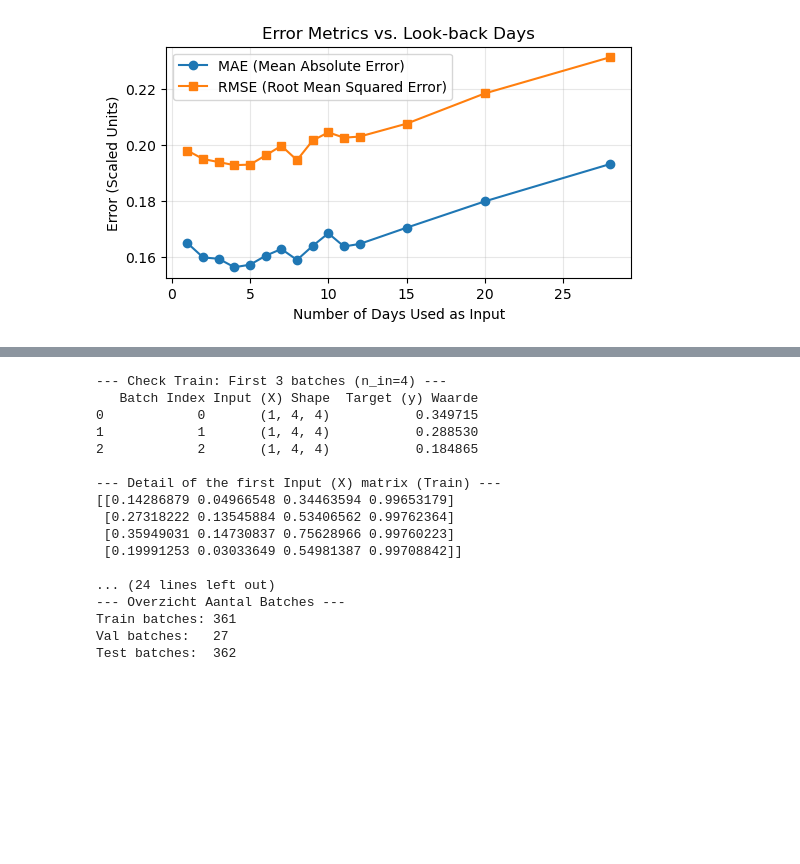
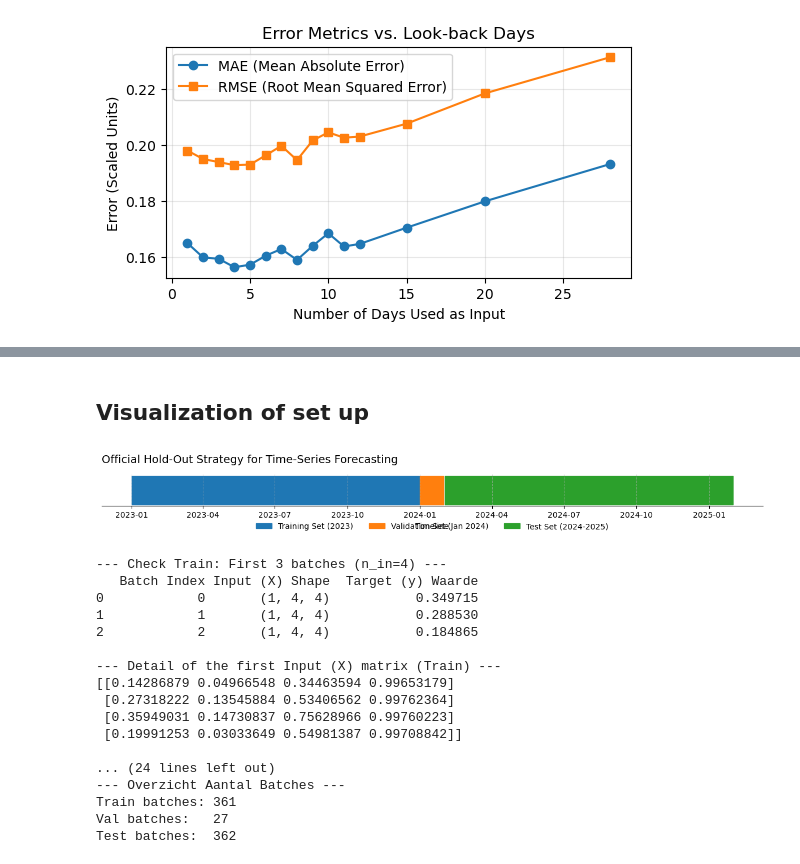
Before and after one commit to daphnemesquita2/1BM110, a Jupyter notebook: Assignment_1 copy.ipynb, the cells around one changed output, grey strips where cells are left out. Saved outputs shown, nothing was run; the diff lists cells and outputs as text; code cells hidden in the pictures; blank space fills up the shorter version.

```diff
--- a/Assignment_1 copy.ipynb
+++ b/Assignment_1 copy.ipynb
@@ -415,7 +418,7 @@ max    1.230619          1.043883  0.999722      1.271139
 # 1. Define the transformation function
 def series_to_supervised(data, n_in=1, n_out=1, dropnan=True):
     n_vars = data.shape[1]
-    df = DataFrame(data)
+    df = pd.DataFrame(data)
     cols, names = [], []
 
     # Input sequence (t-n, ... t-1)
@@ -423,6 +426,8 @@ def series_to_supervised(data, n_in=1, n_out=1, dropnan=True):
         cols.append(df.shift(i))
         names += [('var%d(t-%d)' % (j+1, i)) for j in range(n_vars)]
 
+    # Forecast sequence (t, t+1, ... t+n)
+    # We predict 'Total_Energy' (assumed to be the first column at index 0)
     for i in range(0, n_out):
         cols.append(df[0].shift(-i))
         if i == 0:
@@ -438,7 +443,8 @@ def series_to_supervised(data, n_in=1, n_out=1, dropnan=True):
 
     return agg
 
-# Ensure Total_Energy is the first column for the function to pick it as target
+# 2. Prepare data from your already scaled df_final
+# Ensure 'Total_Energy' is the first column for the function to pick it as target
 cols_ordered = ['Total_Energy', 'Fossil Gas', 'Fossil Hard coal', 'Nuclear']
 train_values = df_final[cols_ordered].values
 
@@ -447,7 +453,9 @@ days_to_test = [1, 2, 3, 4, 5,6, 7, 8,9,10,11,12,15, 20, 28]
 
 # 3. Loop to test different look-back periods (n_in)
 for d in days_to_test:
+    # Reframe the data
     reframed = series_to_supervised(train_values, n_in=d, n_out=1)
+
     # Time-series split: use 80% of train_values for training, 20% for validation
     data_values = reframed.values
     split_idx = int(len(data_values) * 0.8)
@@ -508,6 +520,48 @@ val_df   = df_final.iloc[-val_days:]
 
 #print(val_df.head(5))
 #print(train_df)
+# %% [markdown]
+## Visualization of set up
+# %%
+# 1. Define the splitting points (as dummy dates for the plot)
+# Training: 12 months, Val: 1 month, Test: 12 months
+dates = pd.date_range(start='2023-01-01', end='2025-01-31', freq='D')
+
+# Create a 'Fold' array to color the data
+# 0 = Train, 1 = Val, 2 = Test
+fold = []
+for d in dates:
+    if d < pd.Timestamp('2024-01-01'):
+        fold.append(0)
+    elif d < pd.Timestamp('2024-02-01'):
+        fold.append(1)
+    else:
+        fold.append(2)
+
+# 2. Plotting
+plt.figure(figsize=(12, 2))
+colors = ['#1f77b4', '#ff7f0e', '#2ca02c']
+labels = ['Training Set (2023)', 'Validation Set (Jan 2024)', 'Test Set (2024-2025)']
+
+for i in range(3):
+    mask = [f == i for f in fold]
+    plt.fill_between(dates[mask], 0, 1, color=colors[i], label=labels[i])
+
+# 3. Formatting
+plt.title('Official Hold-Out Strategy for Time-Series Forecasting', fontsize=14, loc='left', pad=15)
+plt.yticks([]) # Hide Y-axis
+plt.xlabel('Timeline', fontsize=10)
+plt.legend(loc='upper center', bbox_to_anchor=(0.5, -0.3), ncol=3, frameon=False)
+plt.grid(axis='x', linestyle='--', alpha=0.5)
+
+# Removing spines for a cleaner 'academic' look
+for spine in ['top', 'left', 'right']:
+    plt.gca().spines[spine].set_visible(False)
+
+plt.tight_layout()
+plt.show()
+# %% [output]
+[figure, added]
 # %%
 from tensorflow.keras.preprocessing.sequence import TimeseriesGenerator
 import pandas as pd
```
Also changed, not shown: parts of 10 cells of this notebook.
